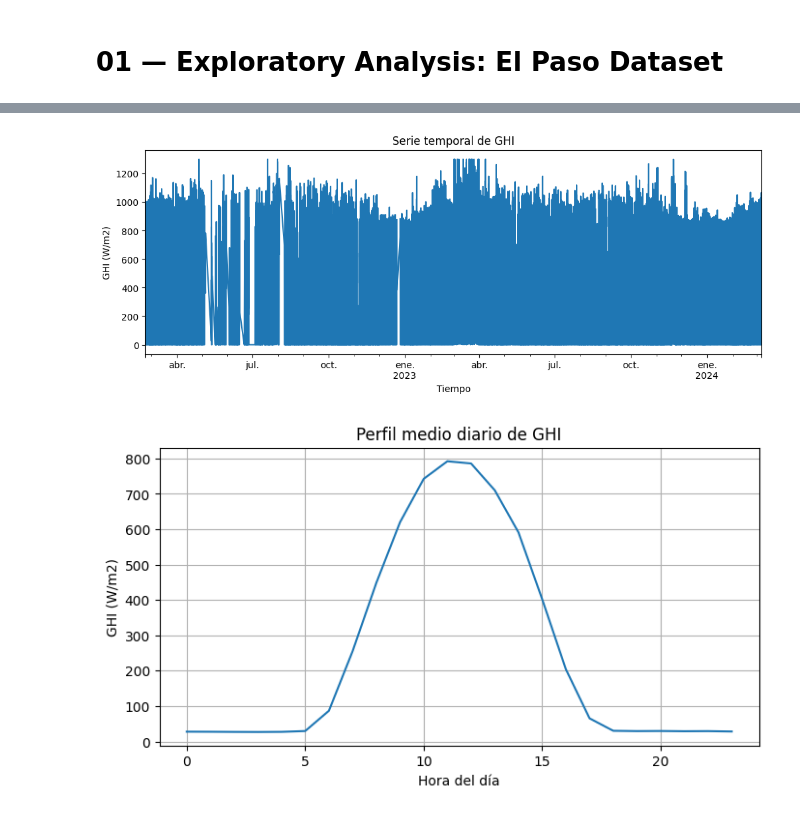
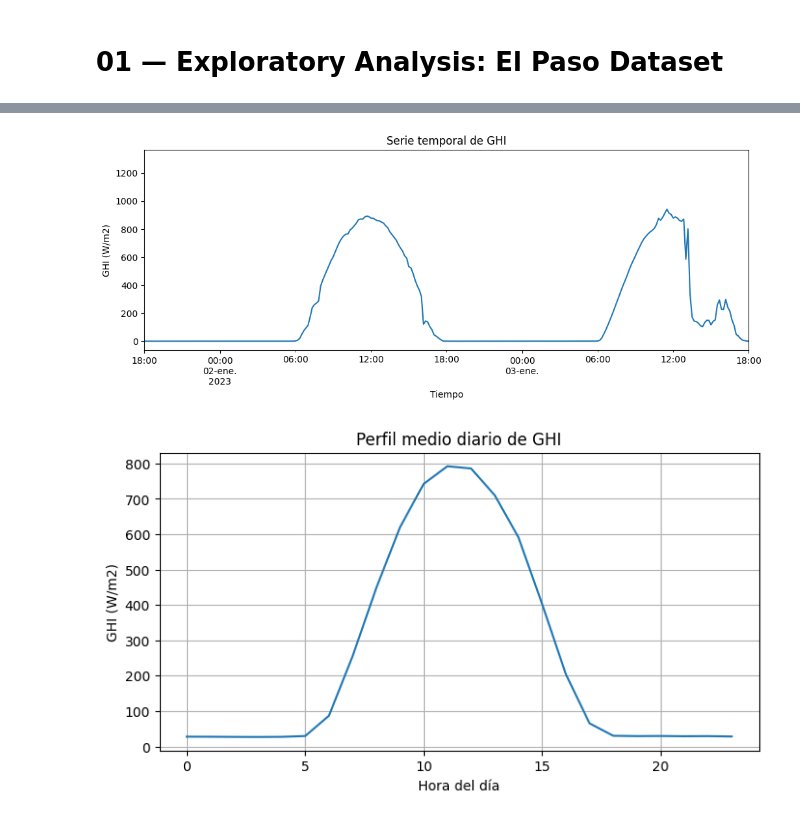
Before and after one commit to EstebanLN/solar-forecasting-colombia, a Jupyter notebook: notebooks/01_explore_elpaso_data.ipynb, the cells around one changed output, grey strips where cells are left out. Drawn from its saved outputs; the diff is of its cells as text; code cells hidden in the pictures.

```diff
--- a/notebooks/01_explore_elpaso_data.ipynb
+++ b/notebooks/01_explore_elpaso_data.ipynb
@@ -51,13 +51,14 @@ memory usage: 8.2 MB
 # %%
 # --- Visualización GHI ---
 plt.figure(figsize=(12,4))
 df["GHI"].plot()
 plt.title("Serie temporal de GHI")
 plt.xlabel("Tiempo")
 plt.ylabel("GHI (W/m2)")
+plt.xlim("2023-01-01 18:00:00+00:00", "2023-01-03 18:00:00+00:00")
 plt.show()
 # %% [output]
-[figure, old version]
+[figure, new version]
 # %%
 # --- Perfil diario promedio ---
 df["hour"] = df.index.hour
```
